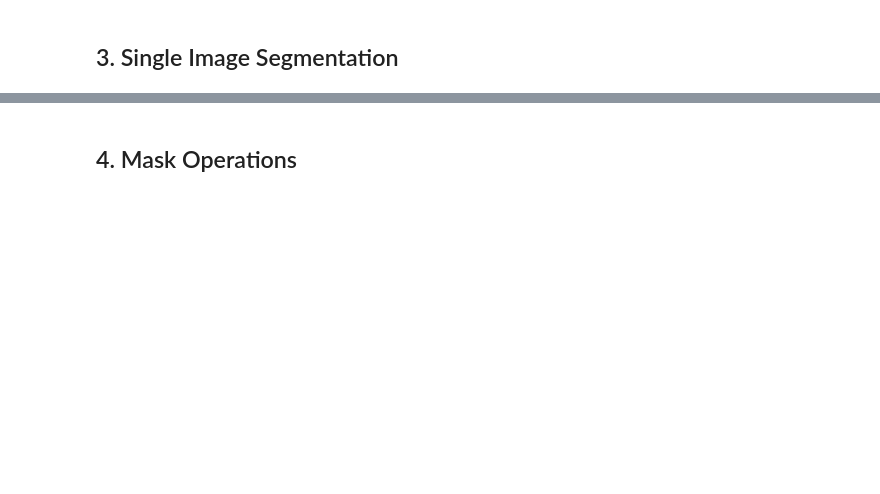
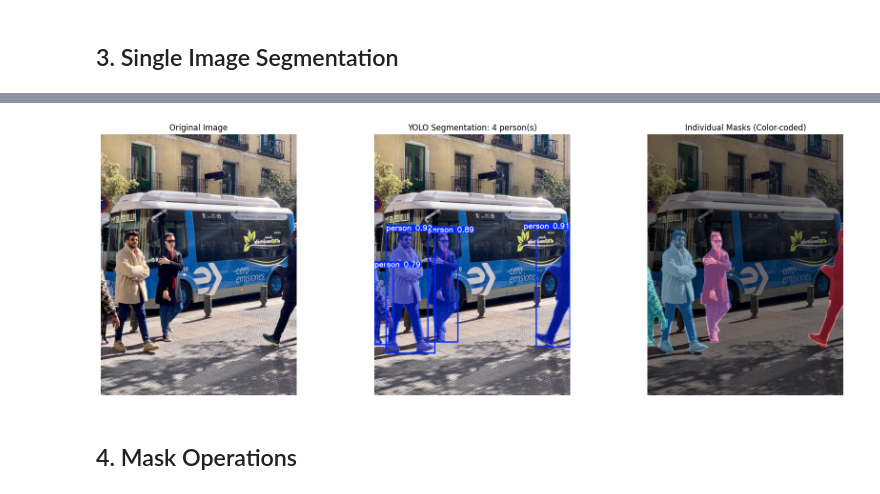
Before and after one commit to usd-aai-500-in1-group02/Real-Time-Multi-Modal-System-for-Person-Detection-Tracking-and-Emotion-Recognition, a Jupyter notebook: notebooks/02_instance_segmentation.ipynb, the cells around one changed output, grey strips where cells are left out. Saved outputs shown, nothing was run; the diff lists cells and outputs as text; code cells hidden in the pictures; blank space fills up the shorter version.

```diff
--- a/notebooks/02_instance_segmentation.ipynb
+++ b/notebooks/02_instance_segmentation.ipynb
@@ -39,6 +41,6 @@ print("Libraries imported successfully!")
 # %%
 # Load YOLO11s-seg model (will download automatically on first run)
-model = YOLO("yolo11s-seg.pt")
+model = YOLO("yolo11m-seg.pt")
 
 # Print model info
 print(f"Model: {model.model_name}")
@@ -142,33 +174,37 @@ axes[0].imshow(original)
 axes[0].set_title("Original Image")
 axes[0].axis('off')
 
 # YOLO annotated output (boxes + masks)
 annotated = results[0].plot()
 annotated = cv2.cvtColor(annotated, cv2.COLOR_BGR2RGB)
 axes[1].imshow(annotated)
 axes[1].set_title(f"YOLO Segmentation: {len(segments)} person(s)")
 axes[1].axis('off')
 
 # Individual masks visualization
 combined_mask = np.zeros((*original.shape[:2], 3), dtype=np.float32)
 colors = plt.cm.tab10(np.linspace(0, 1, max(len(segments), 1)))[:, :3]
 
 for i, seg in enumerate(segments):
     mask = seg['mask']
     color = colors[i % len(colors)]
+    if mask.shape[:2] != original.shape[:2]:
+        mask = cv2.resize(mask, (original.shape[1], original.shape[0]))
     for c in range(3):
         combined_mask[:, :, c] += mask * color[c]
 
 # Blend with original
 blended = (original / 255.0 * 0.5 + combined_mask * 0.5)
 blended = np.clip(blended, 0, 1)
 axes[2].imshow(blended)
 axes[2].set_title("Individual Masks (Color-coded)")
 axes[2].axis('off')
 
 plt.tight_layout()
 plt.savefig(OUTPUT_DIR / "segmentation_overview.png", dpi=150, bbox_inches='tight')
 plt.show()
+# %% [output]
+[figure, added]
 # %% [markdown]
 ## 4. Mask Operations
 # %%
```
Also changed, not shown: parts of 9 cells of this notebook, 4 other files.
